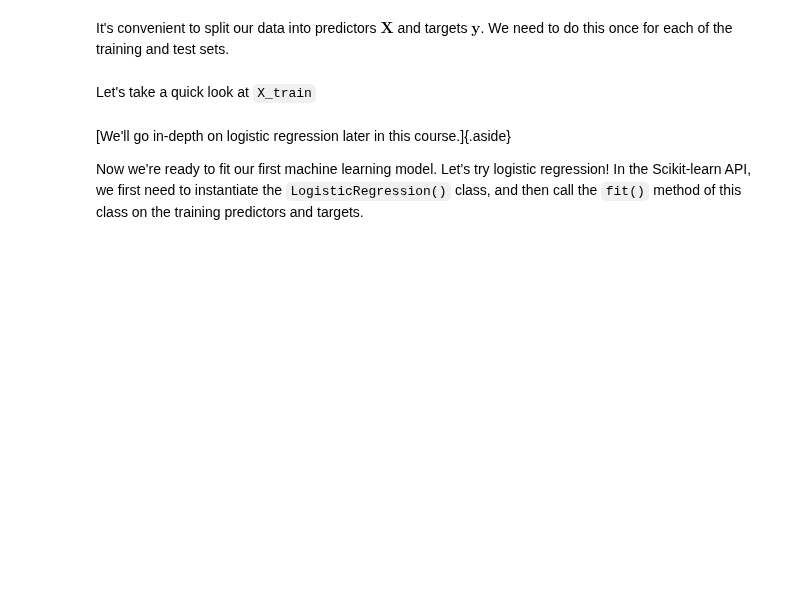
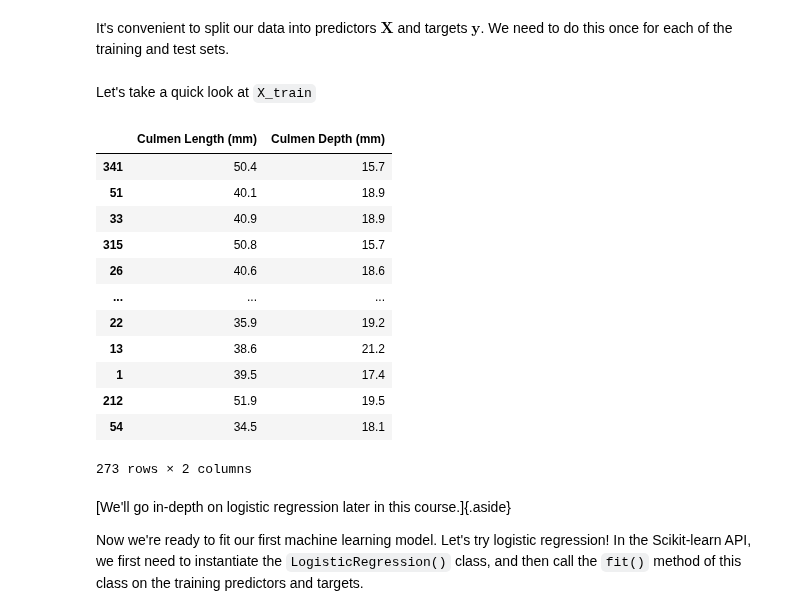
Before and after one commit to ctkatz/ctkatz.github.io, a Jupyter notebook: docs/live-notebooks/02-black-box-classification.ipynb, the cells around one changed output. Saved outputs shown, nothing was run; the diff lists cells and outputs as text; code cells hidden in the pictures; blank space fills up the shorter version.

```diff
--- a/docs/live-notebooks/02-black-box-classification.ipynb
+++ b/docs/live-notebooks/02-black-box-classification.ipynb
@@ -124,6 +204,22 @@ X_test = df_test[predictor_cols]
 y_test = df_test[target_col]
 # %% [markdown]
 Let's take a quick look at `X_train`
+# %%
+x_train
+# %% [output]
+|  | Culmen Length (mm) | Culmen Depth (mm) |
+| 341 | 50.4 | 15.7 |
+| 51 | 40.1 | 18.9 |
+| 33 | 40.9 | 18.9 |
+| 315 | 50.8 | 15.7 |
+| 26 | 40.6 | 18.6 |
+| ... | ... | ... |
+| 22 | 35.9 | 19.2 |
+| 13 | 38.6 | 21.2 |
+| 1 | 39.5 | 17.4 |
+| 212 | 51.9 | 19.5 |
+| 54 | 34.5 | 18.1 |
+273 rows × 2 columns
 # %% [markdown]
 [We'll go in-depth on logistic regression later in this course.]{.aside}
 
```
Also changed, not shown: parts of 24 cells of this notebook.
